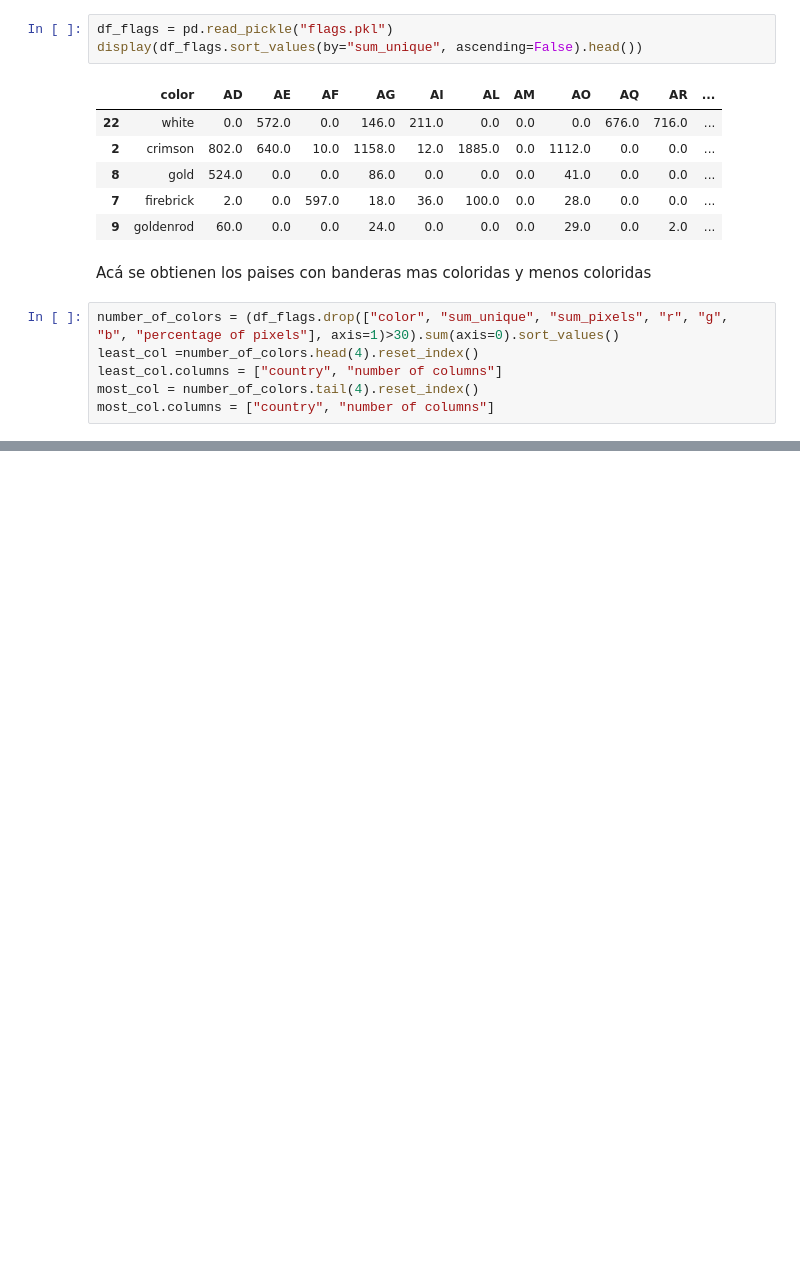
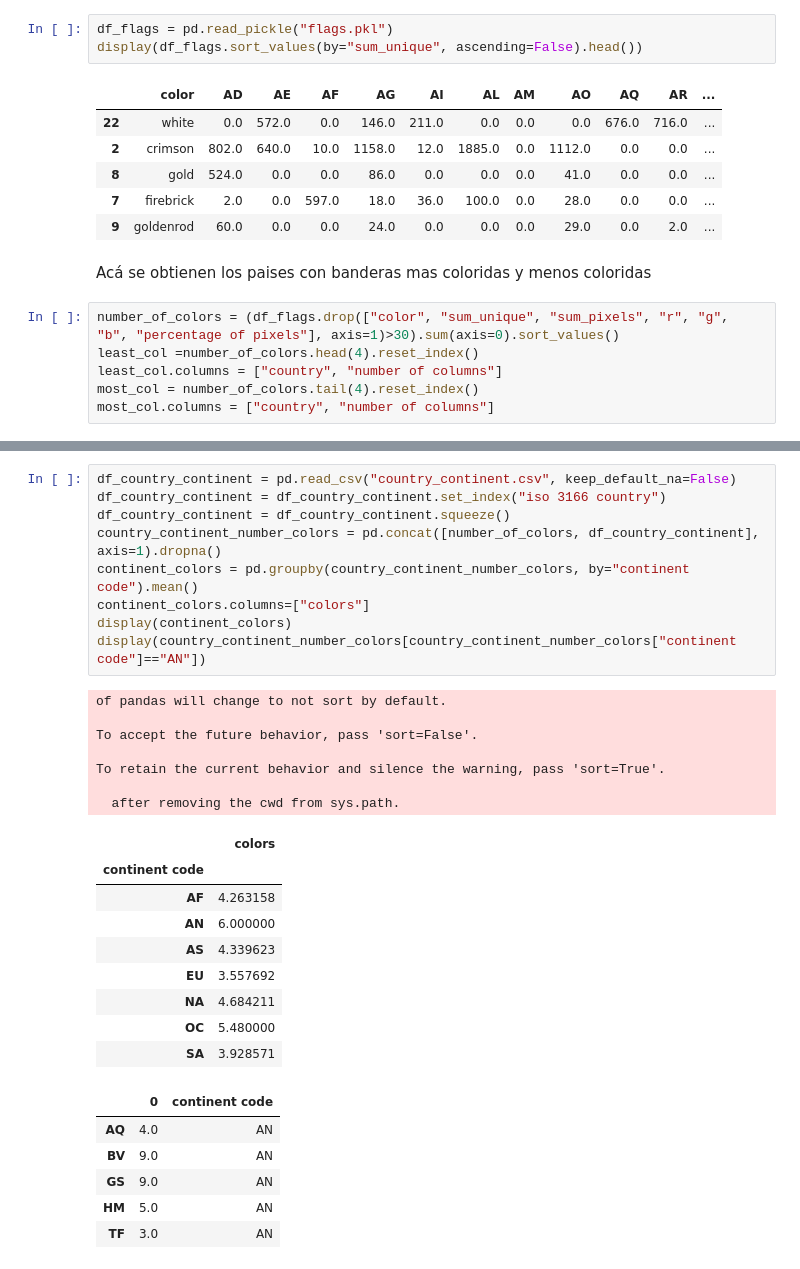
Before and after one commit to davidbetancur8/flags, a Jupyter notebook: python_flags/flags.ipynb, the cells around one changed output, grey strips where cells are left out. Saved outputs shown, nothing was run; the diff lists cells and outputs as text; blank space fills up the shorter version.

```diff
--- a/python_flags/flags.ipynb
+++ b/python_flags/flags.ipynb
@@ -108,0 +193,32 @@ plt.show()
+# %%
+df_country_continent = pd.read_csv("country_continent.csv", keep_default_na=False)
+df_country_continent = df_country_continent.set_index("iso 3166 country")
+df_country_continent = df_country_continent.squeeze()
+country_continent_number_colors = pd.concat([number_of_colors, df_country_continent], axis=1).dropna()
+continent_colors = pd.groupby(country_continent_number_colors, by="continent code").mean()
+continent_colors.columns=["colors"]
+display(continent_colors)
+display(country_continent_number_colors[country_continent_number_colors["continent code"]=="AN"])
+# %% [output]
+of pandas will change to not sort by default.
+
+To accept the future behavior, pass 'sort=False'.
+
+To retain the current behavior and silence the warning, pass 'sort=True'.
+
+  after removing the cwd from sys.path.
+|  | colors |
+| continent code |  |
+| AF | 4.263158 |
+| AN | 6.000000 |
+| AS | 4.339623 |
+| EU | 3.557692 |
+| NA | 4.684211 |
+| OC | 5.480000 |
+| SA | 3.928571 |
+|  | 0 | continent code |
+| AQ | 4.0 | AN |
+| BV | 9.0 | AN |
+| GS | 9.0 | AN |
+| HM | 5.0 | AN |
+| TF | 3.0 | AN |
```
Also changed, not shown: parts of 5 cells of this notebook, 7 other files.
